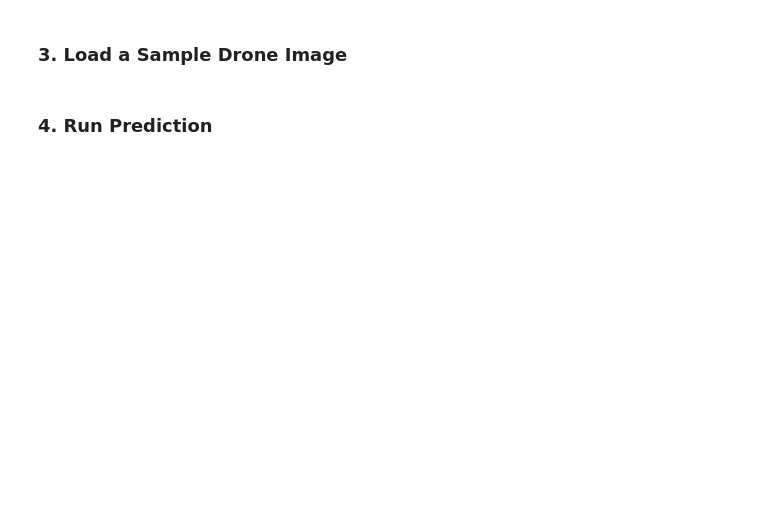
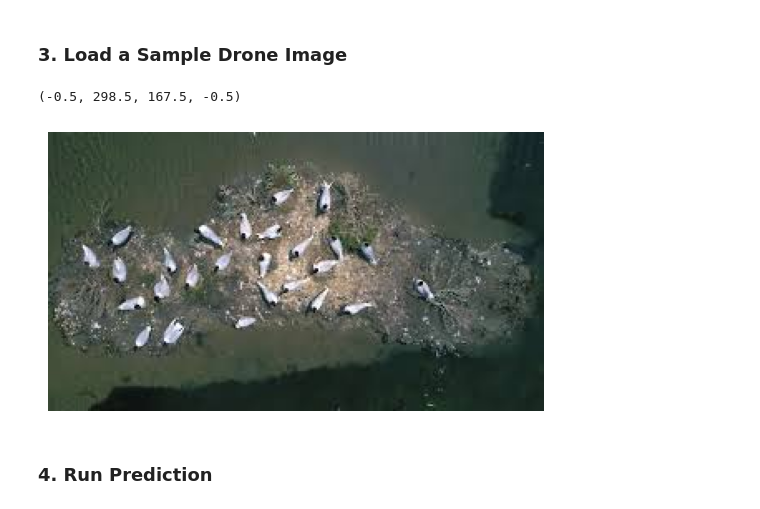
Before and after one commit to shraddha-r0/avian-ai-lab, a Jupyter notebook: projects/bird-detector-lab/notebooks/01_zero_shot_birddetector.ipynb, the cells around one changed output. Drawn from its saved outputs; the diff is of its cells as text; code cells hidden in the pictures; blank space fills up the shorter version.

```diff
--- a/projects/bird-detector-lab/notebooks/01_zero_shot_birddetector.ipynb
+++ b/projects/bird-detector-lab/notebooks/01_zero_shot_birddetector.ipynb
@@ -17,10 +32,13 @@ model.use_bird_release() # BirdDetector model
 # %% [markdown]
 ### 3. Load a Sample Drone Image
 # %%
-image = cv2.imread("path/to/test.jpg")
+image = cv2.imread("../data/sample_images/bird1.jpeg")
 image = cv2.cvtColor(image, cv2.COLOR_BGR2RGB)
 plt.imshow(image)
 plt.axis("off")
+# %% [output]
+(-0.5, 298.5, 167.5, -0.5)
+[figure, added]
 # %% [markdown]
 ### 4. Run Prediction
 # %%
```
Also changed, not shown: parts of 3 cells of this notebook, 3 other files.
